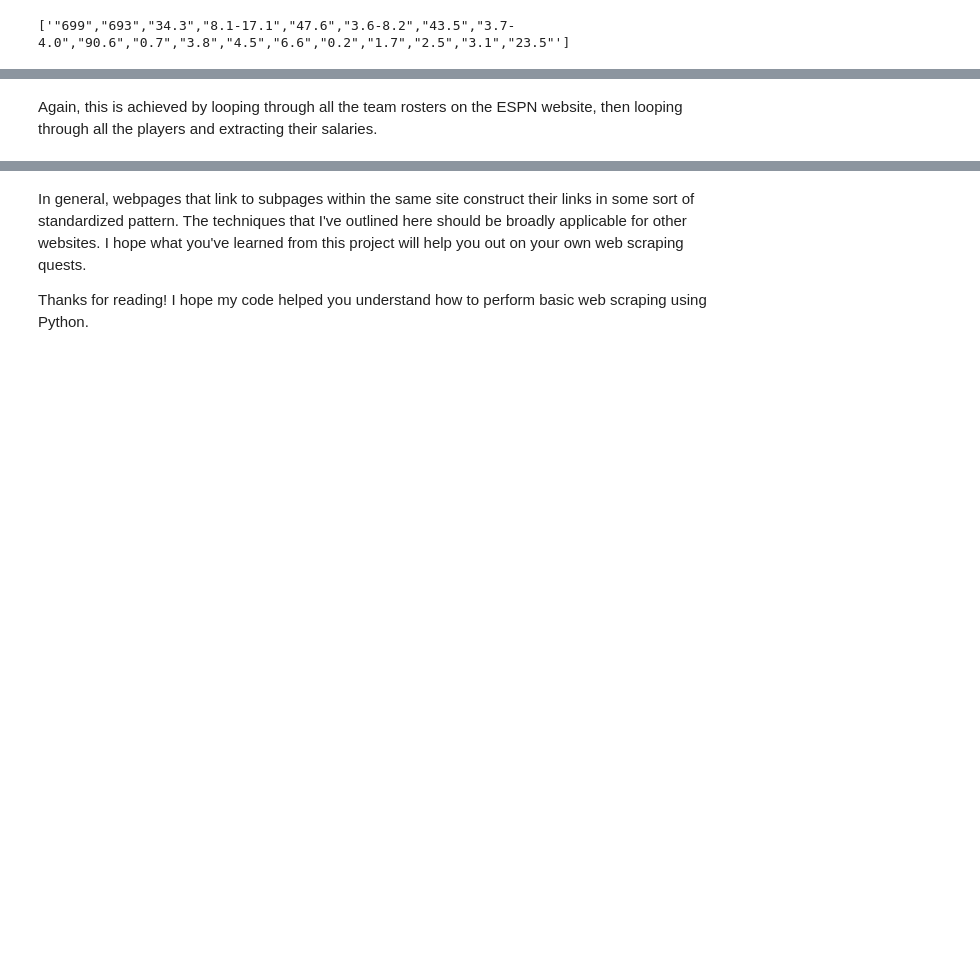
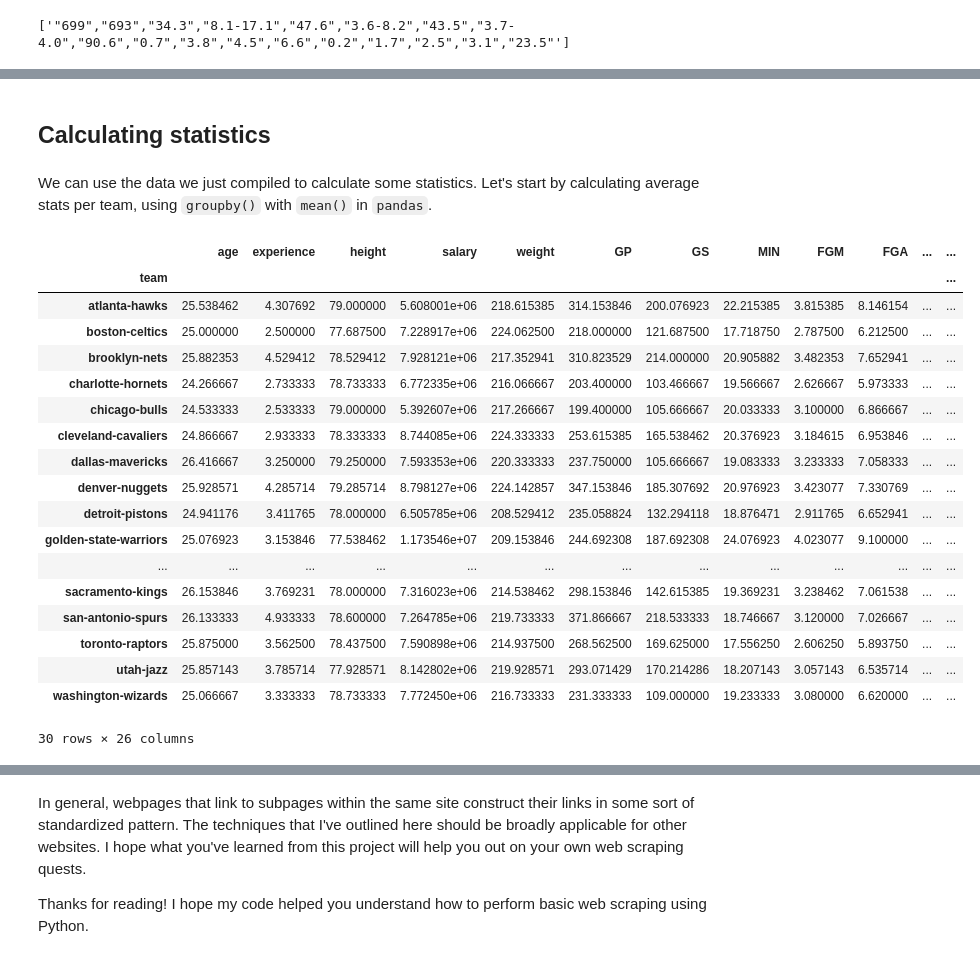
Before and after one commit to erilu/web-scraping-NBA-statistics, a Jupyter notebook: scrape-nba-salaries-notebook.ipynb, the cells around one changed output, grey strips where cells are left out. Cells and saved outputs as stored; diff of their text form; code cells hidden in the pictures; blank space fills up the shorter version.

```diff
--- a/scrape-nba-salaries-notebook.ipynb
+++ b/scrape-nba-salaries-notebook.ipynb
@@ -527,2 +439,0 @@ all_stats_df
-# %% [markdown]
-Again, this is achieved by looping through all the team rosters on the ESPN website, then looping through all the players and extracting their salaries.
@@ -528,0 +442,28 @@ Again, this is achieved by looping through all the team rosters on the ESPN webs
+# %% [markdown]
+## Calculating statistics
+# %% [markdown]
+We can use the data we just compiled to calculate some statistics. Let's start by calculating average stats per team, using `groupby()` with `mean()` in `pandas`.
+# %%
+# calculate means and remove irrelevant columns for id and jersey #
+mean_df = all_stats_df.groupby('team').mean().drop(['id','jersey'],1)
+mean_df
+# %% [output]
+|  | age | experience | height | salary | weight | GP | GS | MIN | FGM | FGA | ... | ... |
+| team |  |  |  |  |  |  |  |  |  |  |  | ... |
+| atlanta-hawks | 25.538462 | 4.307692 | 79.000000 | 5.608001e+06 | 218.615385 | 314.153846 | 200.076923 | 22.215385 | 3.815385 | 8.146154 | ... | ... |
+| boston-celtics | 25.000000 | 2.500000 | 77.687500 | 7.228917e+06 | 224.062500 | 218.000000 | 121.687500 | 17.718750 | 2.787500 | 6.212500 | ... | ... |
+| brooklyn-nets | 25.882353 | 4.529412 | 78.529412 | 7.928121e+06 | 217.352941 | 310.823529 | 214.000000 | 20.905882 | 3.482353 | 7.652941 | ... | ... |
+| charlotte-hornets | 24.266667 | 2.733333 | 78.733333 | 6.772335e+06 | 216.066667 | 203.400000 | 103.466667 | 19.566667 | 2.626667 | 5.973333 | ... | ... |
+| chicago-bulls | 24.533333 | 2.533333 | 79.000000 | 5.392607e+06 | 217.266667 | 199.400000 | 105.666667 | 20.033333 | 3.100000 | 6.866667 | ... | ... |
+| cleveland-cavaliers | 24.866667 | 2.933333 | 78.333333 | 8.744085e+06 | 224.333333 | 253.615385 | 165.538462 | 20.376923 | 3.184615 | 6.953846 | ... | ... |
+| dallas-mavericks | 26.416667 | 3.250000 | 79.250000 | 7.593353e+06 | 220.333333 | 237.750000 | 105.666667 | 19.083333 | 3.233333 | 7.058333 | ... | ... |
+| denver-nuggets | 25.928571 | 4.285714 | 79.285714 | 8.798127e+06 | 224.142857 | 347.153846 | 185.307692 | 20.976923 | 3.423077 | 7.330769 | ... | ... |
+| detroit-pistons | 24.941176 | 3.411765 | 78.000000 | 6.505785e+06 | 208.529412 | 235.058824 | 132.294118 | 18.876471 | 2.911765 | 6.652941 | ... | ... |
+| golden-state-warriors | 25.076923 | 3.153846 | 77.538462 | 1.173546e+07 | 209.153846 | 244.692308 | 187.692308 | 24.076923 | 4.023077 | 9.100000 | ... | ... |
+| ... | ... | ... | ... | ... | ... | ... | ... | ... | ... | ... | ... | ... |
+| sacramento-kings | 26.153846 | 3.769231 | 78.000000 | 7.316023e+06 | 214.538462 | 298.153846 | 142.615385 | 19.369231 | 3.238462 | 7.061538 | ... | ... |
+| san-antonio-spurs | 26.133333 | 4.933333 | 78.600000 | 7.264785e+06 | 219.733333 | 371.866667 | 218.533333 | 18.746667 | 3.120000 | 7.026667 | ... | ... |
+| toronto-raptors | 25.875000 | 3.562500 | 78.437500 | 7.590898e+06 | 214.937500 | 268.562500 | 169.625000 | 17.556250 | 2.606250 | 5.893750 | ... | ... |
+| utah-jazz | 25.857143 | 3.785714 | 77.928571 | 8.142802e+06 | 219.928571 | 293.071429 | 170.214286 | 18.207143 | 3.057143 | 6.535714 | ... | ... |
+| washington-wizards | 25.066667 | 3.333333 | 78.733333 | 7.772450e+06 | 216.733333 | 231.333333 | 109.000000 | 19.233333 | 3.080000 | 6.620000 | ... | ... |
+30 rows × 26 columns
```
Also changed, not shown: parts of 82 cells of this notebook, 1 other file.
